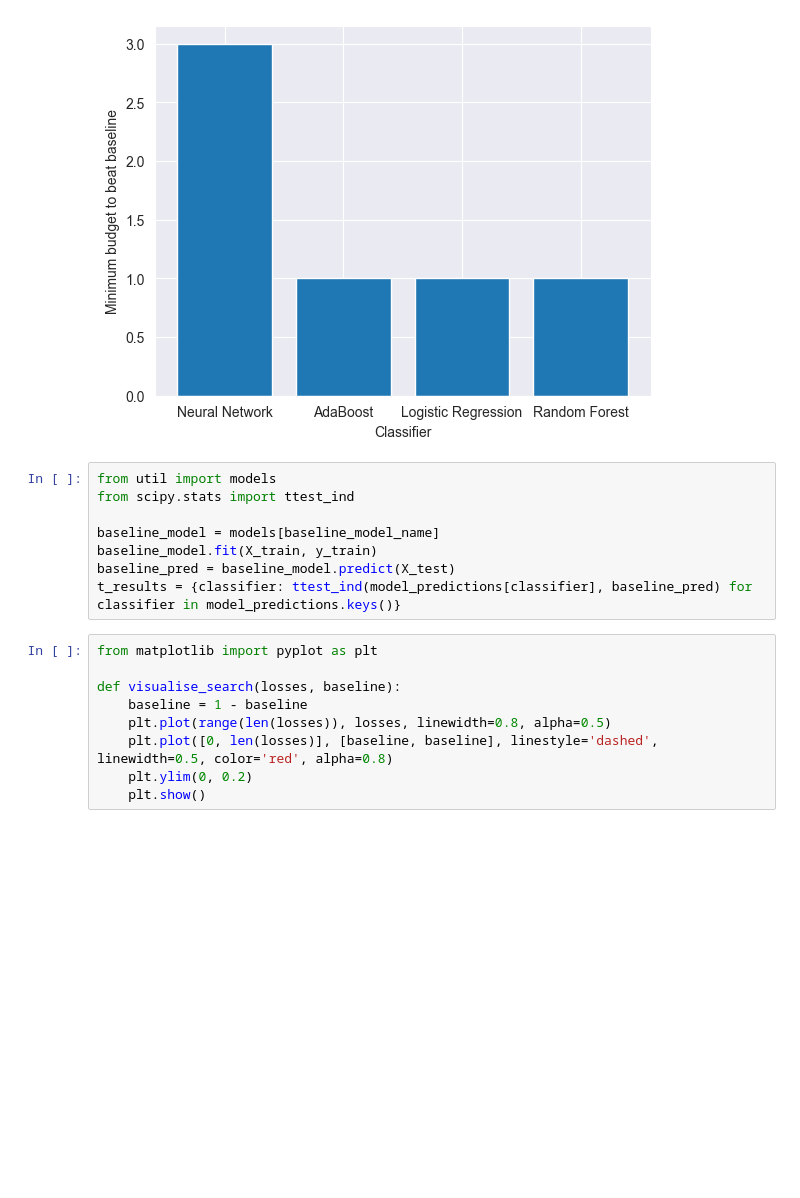
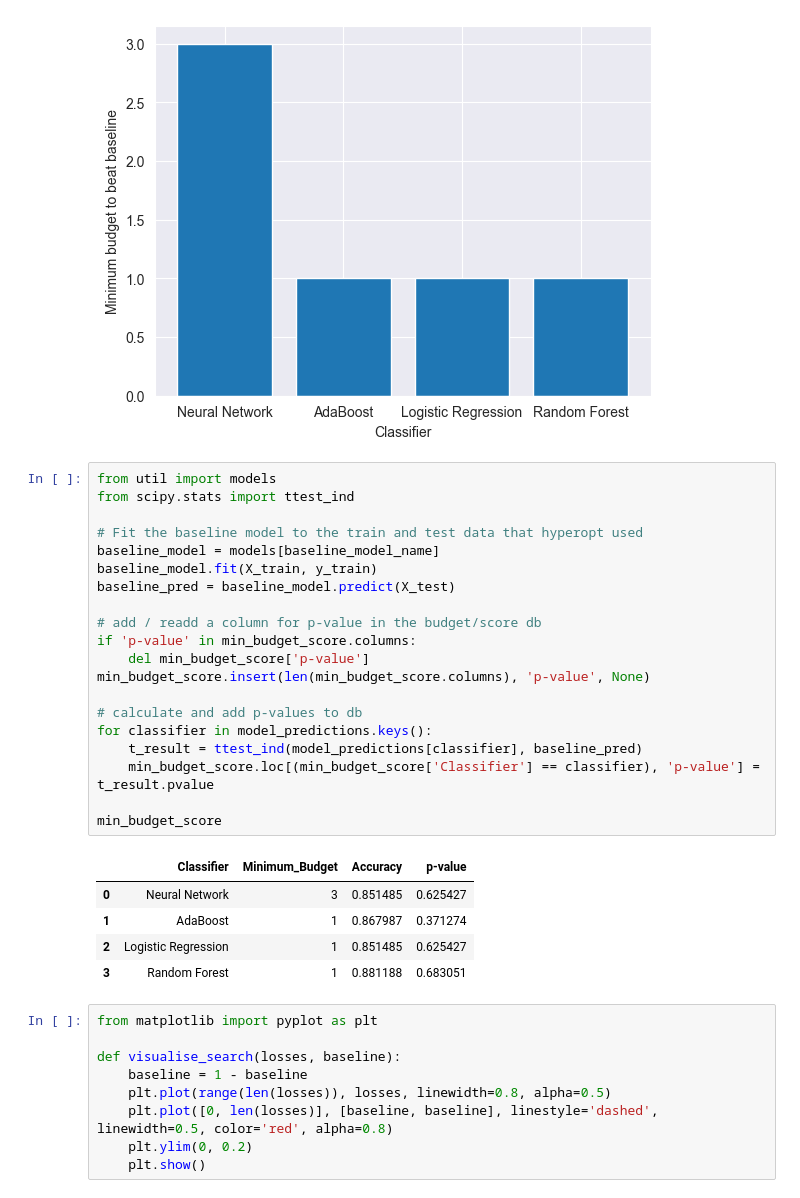
Before and after one commit to jurevito/automl-course, a Jupyter notebook: project1/project.ipynb, the cells around one changed output. Cells and saved outputs as stored; diff of their text form; blank space fills up the shorter version.

Commit message:
add p-values to db

```diff
--- a/project1/project.ipynb
+++ b/project1/project.ipynb
@@ -126,14 +126,32 @@ plt.ylabel("Minimum budget to beat baseline")
 plt.show()
 # %% [output]
 [figure]
-# %%
-from util import models
-from scipy.stats import ttest_ind
-
-baseline_model = models[baseline_model_name]
-baseline_model.fit(X_train, y_train)
-baseline_pred = baseline_model.predict(X_test)
-t_results = {classifier: ttest_ind(model_predictions[classifier], baseline_pred) for classifier in model_predictions.keys()}
+# %%
+from util import models
+from scipy.stats import ttest_ind
+
+# Fit the baseline model to the train and test data that hyperopt used
+baseline_model = models[baseline_model_name]
+baseline_model.fit(X_train, y_train)
+baseline_pred = baseline_model.predict(X_test)
+
+# add / readd a column for p-value in the budget/score db
+if 'p-value' in min_budget_score.columns:
+    del min_budget_score['p-value']
+min_budget_score.insert(len(min_budget_score.columns), 'p-value', None)
+
+# calculate and add p-values to db
+for classifier in model_predictions.keys():
+    t_result = ttest_ind(model_predictions[classifier], baseline_pred)
+    min_budget_score.loc[(min_budget_score['Classifier'] == classifier), 'p-value'] = t_result.pvalue
+
+min_budget_score
+# %% [output]
+|  | Classifier | Minimum_Budget | Accuracy | p-value |
+| 0 | Neural Network | 3 | 0.851485 | 0.625427 |
+| 1 | AdaBoost | 1 | 0.867987 | 0.371274 |
+| 2 | Logistic Regression | 1 | 0.851485 | 0.625427 |
+| 3 | Random Forest | 1 | 0.881188 | 0.683051 |
 # %%
 from matplotlib import pyplot as plt
 
```
